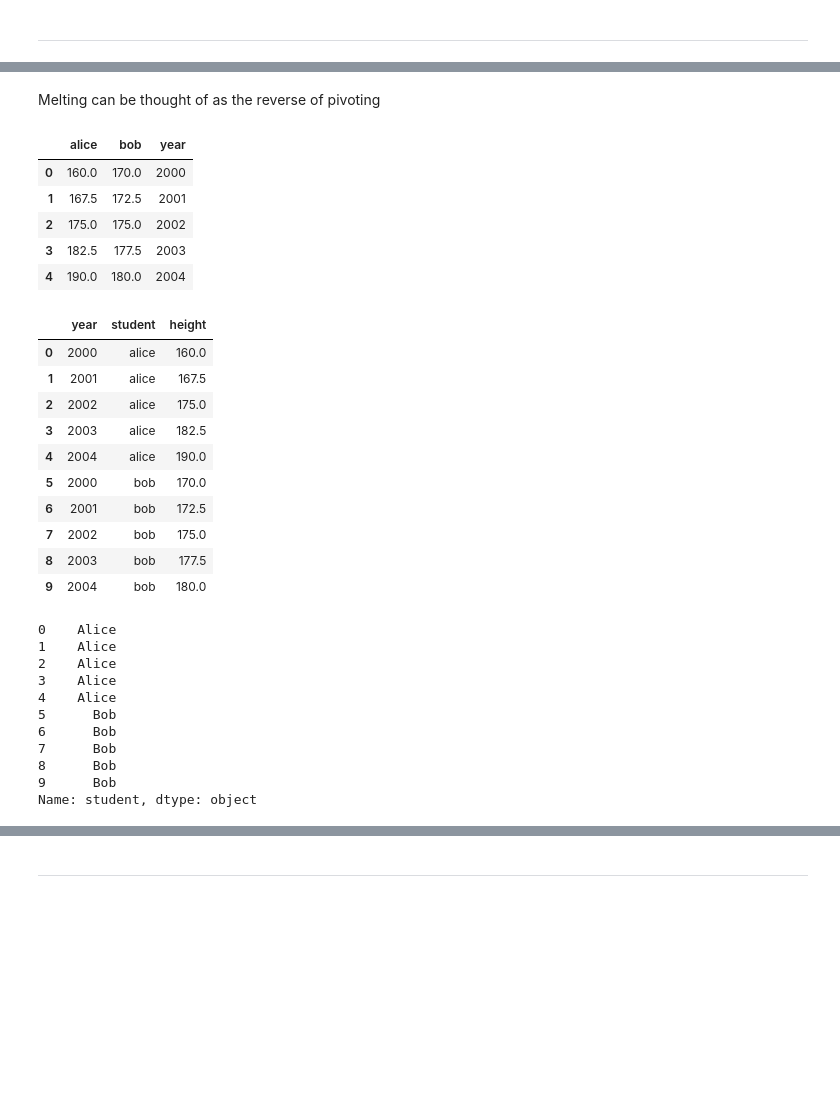
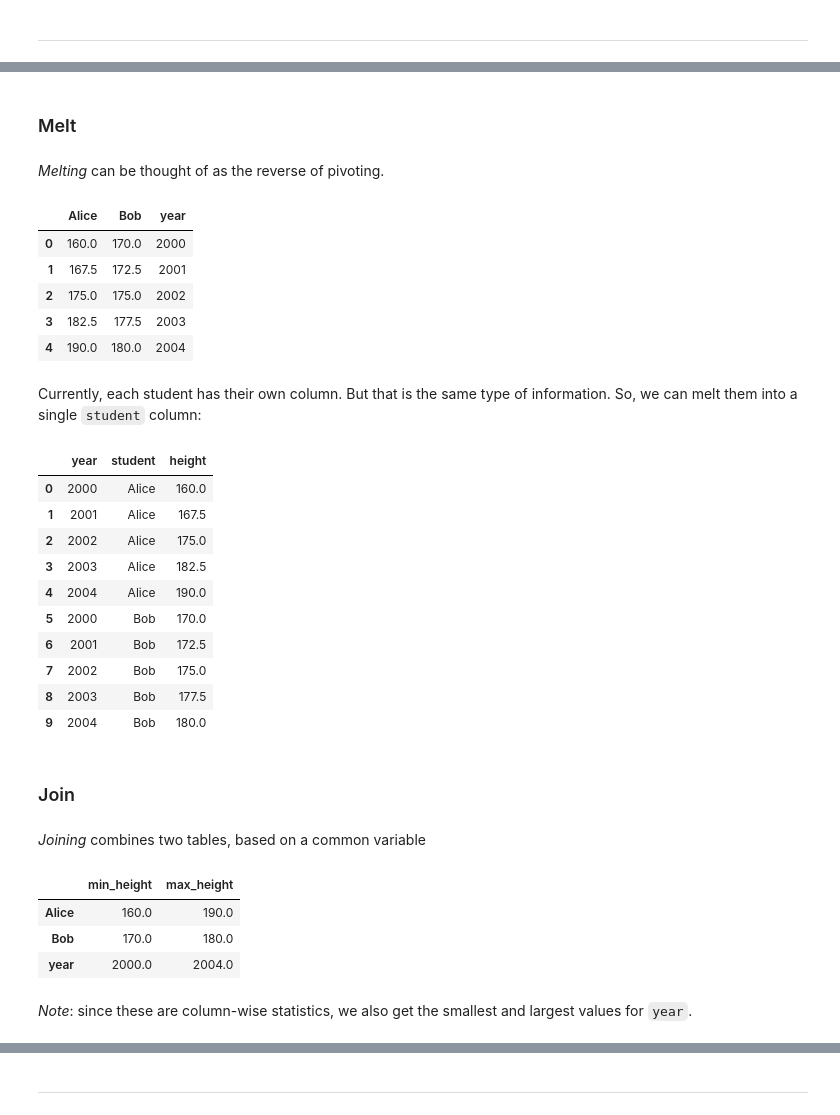
Before and after one commit to stefan-niculae/viz-workshop, a Jupyter notebook: workshop-2-WIP.ipynb, the cells around one changed output, grey strips where cells are left out. Saved outputs shown, nothing was run; the diff lists cells and outputs as text; code cells hidden in the pictures; blank space fills up the shorter version.

```diff
--- a/workshop-2-WIP.ipynb
+++ b/workshop-2-WIP.ipynb
@@ -857,52 +1779,57 @@ pd.pivot_table(
+# %% [markdown]
+### Melt
 # %% [markdown]
-Melting can be thought of as the reverse of pivoting
+_Melting_ can be thought of as the reverse of pivoting.
 # %%
+# exemplify on a new dataframe
 height_evolution = pd.DataFrame({
-    'alice': np.linspace(160, 190, num=5),
-    'bob':   np.linspace(170, 180, num=5),
+    'Alice': np.linspace(160, 190, num=5),
+    'Bob':   np.linspace(170, 180, num=5),
     'year':  range(2000, 2005),
 })
 # %%
 height_evolution
 # %% [output]
-|  | alice | bob | year |
+|  | Alice | Bob | year |
 | 0 | 160.0 | 170.0 | 2000 |
 | 1 | 167.5 | 172.5 | 2001 |
 | 2 | 175.0 | 175.0 | 2002 |
 | 3 | 182.5 | 177.5 | 2003 |
 | 4 | 190.0 | 180.0 | 2004 |
+# %% [markdown]
+Currently, each student has their own column. But that is the same type of information. So, we can melt them into a single `student` column:
 # %%
 melted = height_evolution.melt(
     id_vars='year',
-    value_vars=['alice', 'bob'],
+    value_vars=['Alice', 'Bob'],
 
     var_name='student',
     value_name='height',
 )
 melted
 # %% [output]
 |  | year | student | height |
-| 0 | 2000 | alice | 160.0 |
-| 1 | 2001 | alice | 167.5 |
-| 2 | 2002 | alice | 175.0 |
-| 3 | 2003 | alice | 182.5 |
-| 4 | 2004 | alice | 190.0 |
-| 5 | 2000 | bob | 170.0 |
-| 6 | 2001 | bob | 172.5 |
-| 7 | 2002 | bob | 175.0 |
-| 8 | 2003 | bob | 177.5 |
-| 9 | 2004 | bob | 180.0 |
+| 0 | 2000 | Alice | 160.0 |
+| 1 | 2001 | Alice | 167.5 |
+| 2 | 2002 | Alice | 175.0 |
+| 3 | 2003 | Alice | 182.5 |
+| 4 | 2004 | Alice | 190.0 |
+| 5 | 2000 | Bob | 170.0 |
+| 6 | 2001 | Bob | 172.5 |
+| 7 | 2002 | Bob | 175.0 |
+| 8 | 2003 | Bob | 177.5 |
+| 9 | 2004 | Bob | 180.0 |
-# %%
-melted.student.str.title()  # apply string functions on the entire column
-# %% [output]
-0    Alice
-1    Alice
-2    Alice
-3    Alice
-4    Alice
-5      Bob
-6      Bob
-7      Bob
-8      Bob
-9      Bob
-Name: student, dtype: object
+# %% [markdown]
+### Join
+# %% [markdown]
+_Joining_ combines two tables, based on a common variable
+# %%
+height_stats = height_evolution.describe().T[['min', 'max']].rename(columns=lambda c: c + '_height')
+height_stats
+# %% [output]
+|  | min_height | max_height |
+| Alice | 160.0 | 190.0 |
+| Bob | 170.0 | 180.0 |
+| year | 2000.0 | 2004.0 |
+# %% [markdown]
+_Note_: since these are column-wise statistics, we also get the smallest and largest values for `year`.
```
Also changed, not shown: parts of 500 cells of this notebook, 6 other files.
